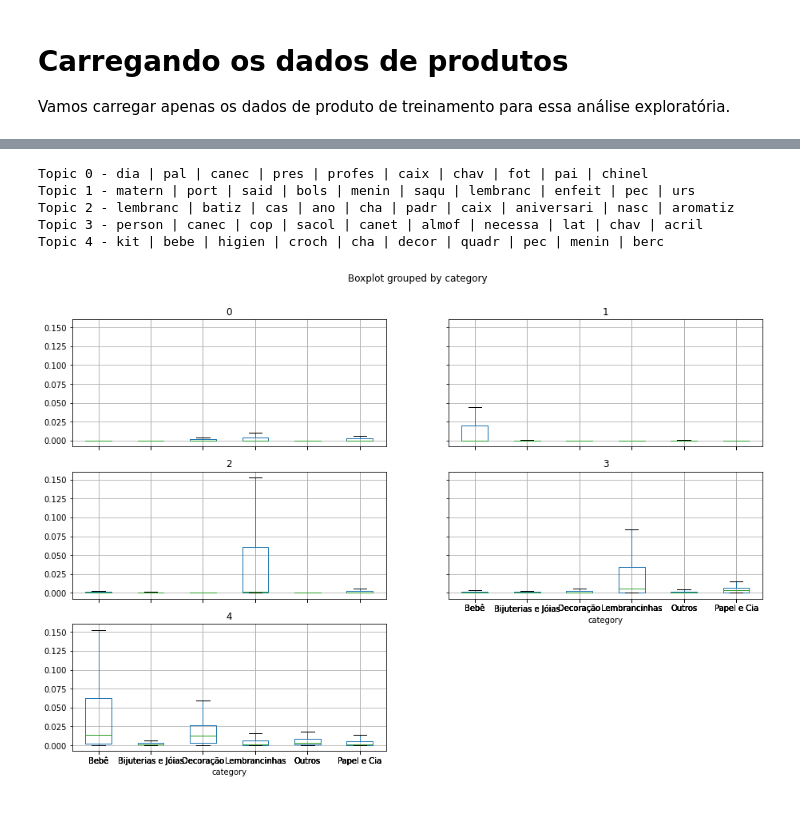
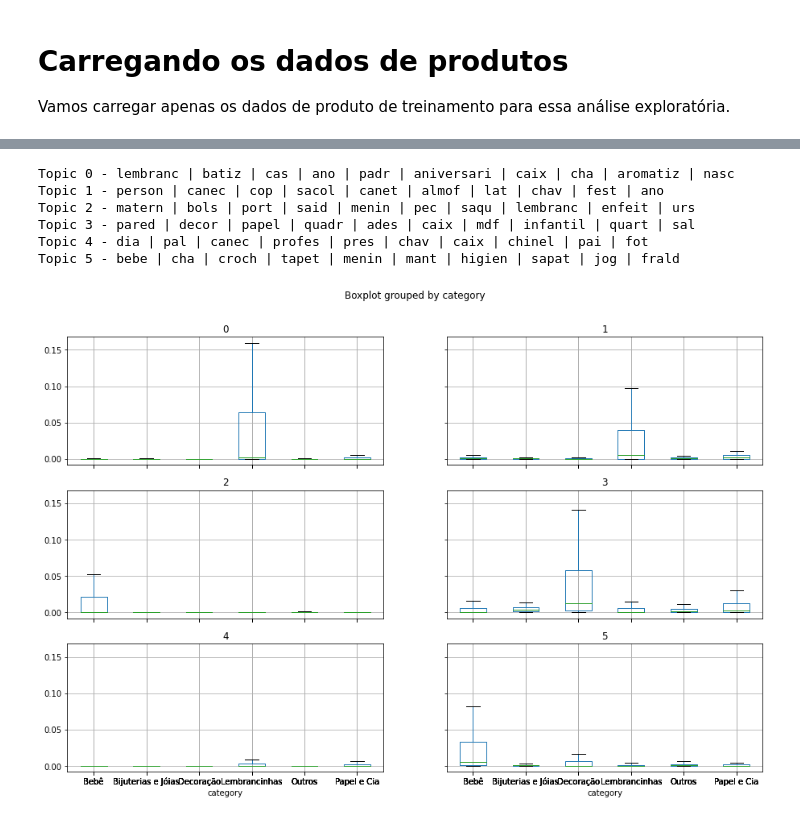
Before and after one commit to leofmr/product_recommender, a Jupyter notebook: notebooks/1 - product_analysis.ipynb, the cells around one changed output, grey strips where cells are left out. Drawn from its saved outputs; the diff is of its cells as text; code cells hidden in the pictures.

Commit message:
Descrição da análise de produtos. Ref #7

```diff
--- a/notebooks/1 - product_analysis.ipynb
+++ b/notebooks/1 - product_analysis.ipynb
@@ -35,6 +60,6 @@ True
 Vamos carregar apenas os dados de produto de treinamento para essa análise
 exploratória.
 # %%
-df = pd.read_pickle("../data/train_prod.pickle").dropna().reset_index(drop=True)
+df = pd.read_pickle("../data/train_prod.pickle")
 df.head()
 # %% [output]
@@ -211,17 +522,35 @@ def tokens_analysis(docs: pd.Series, categories: pd.Series) -> None:
 # %%
 # https://stackoverflow.com/questions/517923/what-is-the-best-way-to-remove-accents-normalize-in-a-python-unicode-string
 def remove_accents(text: str) -> str:
+    """Remoção de ascentos e caracteres especiais
 
+    Args:
+        text (str): texto a ser processado
+
+    Returns:
+        str: texto sem ascento
+    """
     nfkd_form = unicodedata.normalize("NFKD", text)
     ascii_form = nfkd_form.encode("ASCII", "ignore").decode()
     return ascii_form
 # %%
+# instanciando a lista de stopwords
 stopwords = nltk.corpus.stopwords.words("portuguese")
 stopwords = [remove_accents(word) for word in stopwords]
 
+# instanciando o stemmer do nltk para a língua portuguesa
 stemmer = nltk.stem.RSLPStemmer()
 
 def custom_tokenizer(text: str) -> list[str]:
+    """Realiza a tokenizaçao customizada, composta por eliminação de stopwords
+    e tokens curtos, stemming e remoção de ascentos.
+
+    Args:
+        text (str): texto a ser tokenizado
+
+    Returns:
+        list[str]: lista de tokens
+    """
     token_list = nltk.tokenize.word_tokenize(text=text, language="portuguese")
     stem_list = [stemmer.stem(token)
                  for token in token_list
@@ -238,5 +653,12 @@ def clean_text(text: str) -> str:
 # %%
 def show_top_words(topic_model, tfidf_vec, n_words=10):
+    """Visualização dos top tokens por componente do NMF
+
+    Args:
+        topic_model (_type_): modelo NMF treinado
+        tfidf_vec (_type_): objeto vetorizador TF-IDF
+        n_words (int, optional): número de top tokens. Defaults to 10.
+    """
     for i, component in enumerate(topic_model.components_):
         top_words_ids = list(component.argsort()[:-n_words - 1: -1])
         top_words_list = tfidf_vec.get_feature_names_out()[top_words_ids]
@@ -244,6 +666,13 @@ def show_top_words(topic_model, tfidf_vec, n_words=10):
 
 
 def explore_topics(doc, by, n_components):
+    """Faz a análise dos tópicos de NMF por categoria
+
+    Args:
+        doc (_type_): variável textual
+        by (_type_): variável categórica
+        n_components (_type_): quantidade de tópicos
+    """
     tfidf_vec = TfidfVectorizer(tokenizer=custom_tokenizer,
                                 preprocessor=clean_text)
     tfidf_data = tfidf_vec.fit_transform(doc)
@@ -258,11 +687,12 @@ def explore_topics(doc, by, n_components):
                       figsize=(15, 10))
     plt.show()
 # %%
-explore_topics(df["title"], df["category"], 5)
+explore_topics(df["title"], df["category"], 6)
 # %% [output]
-Topic 0 - dia | pal | canec | pres | profes | caix | chav | fot | pai | chinel
-Topic 1 - matern | port | said | bols | menin | saqu | lembranc | enfeit | pec | urs
-Topic 2 - lembranc | batiz | cas | ano | cha | padr | caix | aniversari | nasc | aromatiz
-Topic 3 - person | canec | cop | sacol | canet | almof | necessa | lat | chav | acril
-Topic 4 - kit | bebe | higien | croch | cha | decor | quadr | pec | menin | berc
+Topic 0 - lembranc | batiz | cas | ano | padr | aniversari | caix | cha | aromatiz | nasc
+Topic 1 - person | canec | cop | sacol | canet | almof | lat | chav | fest | ano
+Topic 2 - matern | bols | port | said | menin | pec | saqu | lembranc | enfeit | urs
+Topic 3 - pared | decor | papel | quadr | ades | caix | mdf | infantil | quart | sal
+Topic 4 - dia | pal | canec | profes | pres | chav | caix | chinel | pai | fot
+Topic 5 - bebe | cha | croch | tapet | menin | mant | higien | sapat | jog | frald
-[figure, old version]
+[figure, new version]
```
Also changed, not shown: parts of 37 cells of this notebook.
